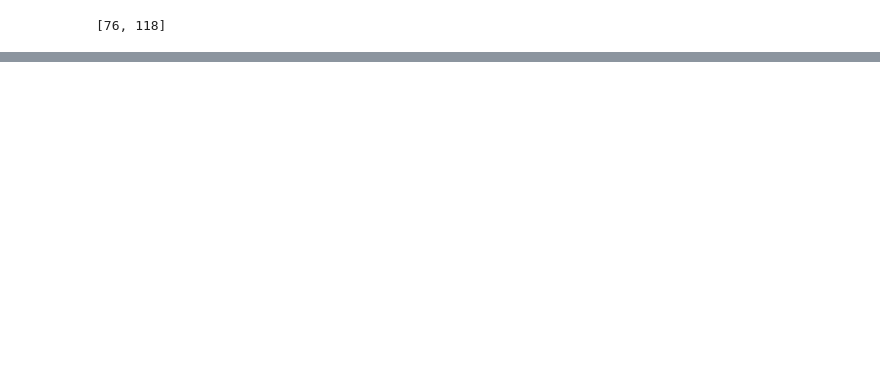
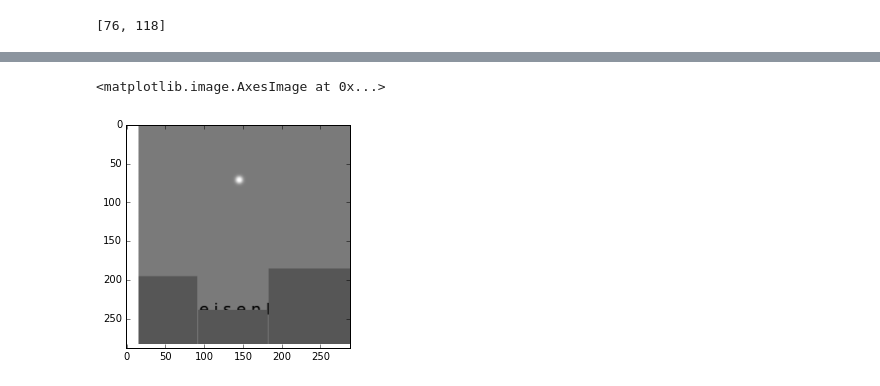
Before and after one commit to kbl4ew/Python_For_Data_Science, a Jupyter notebook: Kevin/Homework1/Homework1.ipynb, the cells around one changed output, grey strips where cells are left out. Saved outputs shown, nothing was run; the diff lists cells and outputs as text; code cells hidden in the pictures; blank space fills up the shorter version.

```diff
--- a/Kevin/Homework1/Homework1.ipynb
+++ b/Kevin/Homework1/Homework1.ipynb
@@ -6,3 +14,9 @@ Populating the interactive namespace from numpy and matplotlib
+# %%
+def spot_finder(ime):
+    tmp = ime.argmin()
+    x = tmp//288
+    y = tmp%288
+    return([x, y])
 # %%
 im = imread("Data/im1-a.png", flatten = True)
 # %%
@@ -81,9 +71,3 @@ ime.argmin?
-# %%
-def spot_finder(ime):
-    tmp = ime.argmin()
-    x = tmp/288
-    y = tmp%288
-    return([x, y])
 # %%
 spot_finder(ime)
 # %% [output]
@@ -92,0 +77,3 @@ spot_finder(ime)
+# %%
+def offset(b):
+    return(np.array(spot_finder(im))-np.array(b))
@@ -92,0 +86,2 @@ spot_finder(ime)
+# %%
+tmp2 = sp.ndimage.interpolation.shift(imd, offset(spot_finder(imd)))
@@ -92,0 +98,5 @@ spot_finder(ime)
+# %%
+imshow(tmp2, cmap = cm.Greys)
+# %% [output]
+<matplotlib.image.AxesImage at 0x...>
+[figure, added]
```
Also changed, not shown: parts of 16 cells of this notebook.
